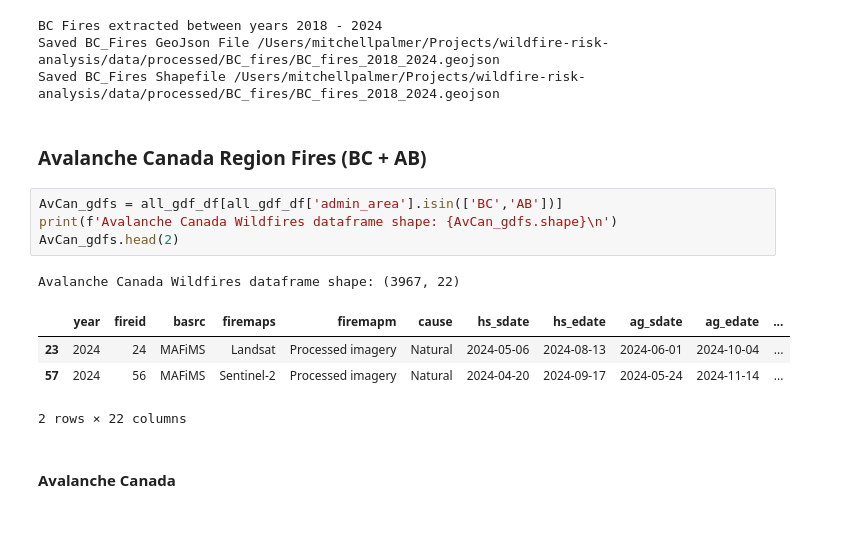
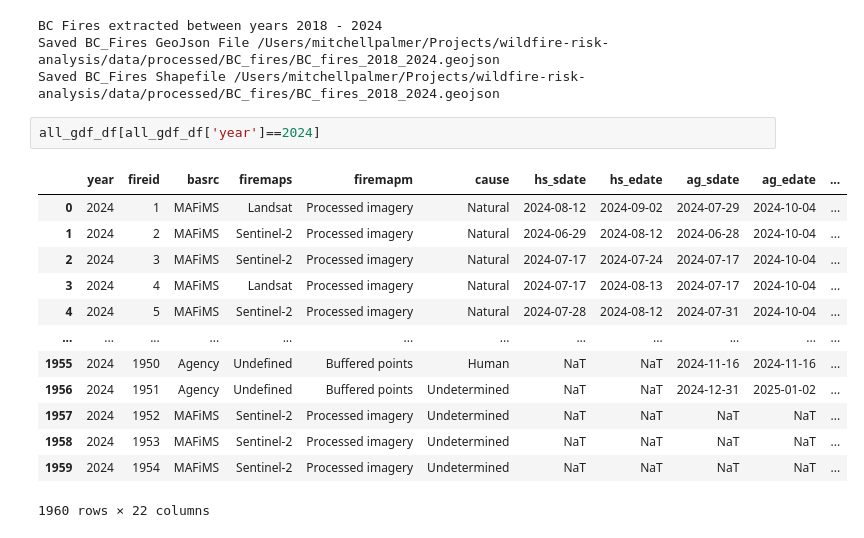
Before and after one commit to Mitch-P-Analyst/wildfire-risk-analysis, a Jupyter notebook: notebooks/03_shapefiles.ipynb, the cells around one changed output. Drawn from its saved outputs; the diff is of its cells as text.

```diff
--- a/notebooks/03_shapefiles.ipynb
+++ b/notebooks/03_shapefiles.ipynb
@@ -375,17 +420,19 @@ print("Saved BC_Fires Shapefile", bc_path_geojson)
 BC Fires extracted between years 2018 - 2024
 Saved BC_Fires GeoJson File /Users/mitchellpalmer/Projects/wildfire-risk-analysis/data/processed/BC_fires/BC_fires_2018_2024.geojson
 Saved BC_Fires Shapefile /Users/mitchellpalmer/Projects/wildfire-risk-analysis/data/processed/BC_fires/BC_fires_2018_2024.geojson
-# %% [markdown]
-### Avalanche Canada Region Fires (BC + AB)
-# %%
-AvCan_gdfs = all_gdf_df[all_gdf_df['admin_area'].isin(['BC','AB'])]
-print(f'Avalanche Canada Wildfires dataframe shape: {AvCan_gdfs.shape}\n')
-AvCan_gdfs.head(2)
-# %% [output]
-Avalanche Canada Wildfires dataframe shape: (3967, 22)
-|  | year | fireid | basrc | firemaps | firemapm | cause | hs_sdate | hs_edate | ag_sdate | ag_edate | ... |
-| 23 | 2024 | 24 | MAFiMS | Landsat | Processed imagery | Natural | 2024-05-06 | 2024-08-13 | 2024-06-01 | 2024-10-04 | ... |
-| 57 | 2024 | 56 | MAFiMS | Sentinel-2 | Processed imagery | Natural | 2024-04-20 | 2024-09-17 | 2024-05-24 | 2024-11-14 | ... |
-2 rows × 22 columns
-# %% [markdown]
-#### Avalanche Canada
+# %%
+all_gdf_df[all_gdf_df['year']==2024]
+# %% [output]
+|  | year | fireid | basrc | firemaps | firemapm | cause | hs_sdate | hs_edate | ag_sdate | ag_edate | ... |
+| 0 | 2024 | 1 | MAFiMS | Landsat | Processed imagery | Natural | 2024-08-12 | 2024-09-02 | 2024-07-29 | 2024-10-04 | ... |
+| 1 | 2024 | 2 | MAFiMS | Sentinel-2 | Processed imagery | Natural | 2024-06-29 | 2024-08-12 | 2024-06-28 | 2024-10-04 | ... |
+| 2 | 2024 | 3 | MAFiMS | Sentinel-2 | Processed imagery | Natural | 2024-07-17 | 2024-07-24 | 2024-07-17 | 2024-10-04 | ... |
+| 3 | 2024 | 4 | MAFiMS | Landsat | Processed imagery | Natural | 2024-07-17 | 2024-08-13 | 2024-07-17 | 2024-10-04 | ... |
+| 4 | 2024 | 5 | MAFiMS | Sentinel-2 | Processed imagery | Natural | 2024-07-28 | 2024-08-12 | 2024-07-31 | 2024-10-04 | ... |
+| ... | ... | ... | ... | ... | ... | ... | ... | ... | ... | ... | ... |
+| 1955 | 2024 | 1950 | Agency | Undefined | Buffered points | Human | NaT | NaT | 2024-11-16 | 2024-11-16 | ... |
+| 1956 | 2024 | 1951 | Agency | Undefined | Buffered points | Undetermined | NaT | NaT | 2024-12-31 | 2025-01-02 | ... |
+| 1957 | 2024 | 1952 | MAFiMS | Sentinel-2 | Processed imagery | Undetermined | NaT | NaT | NaT | NaT | ... |
+| 1958 | 2024 | 1953 | MAFiMS | Sentinel-2 | Processed imagery | Undetermined | NaT | NaT | NaT | NaT | ... |
+| 1959 | 2024 | 1954 | MAFiMS | Sentinel-2 | Processed imagery | Undetermined | NaT | NaT | NaT | NaT | ... |
+1960 rows × 22 columns
```
Also changed, not shown: parts of 12 cells of this notebook, 1 other file.
